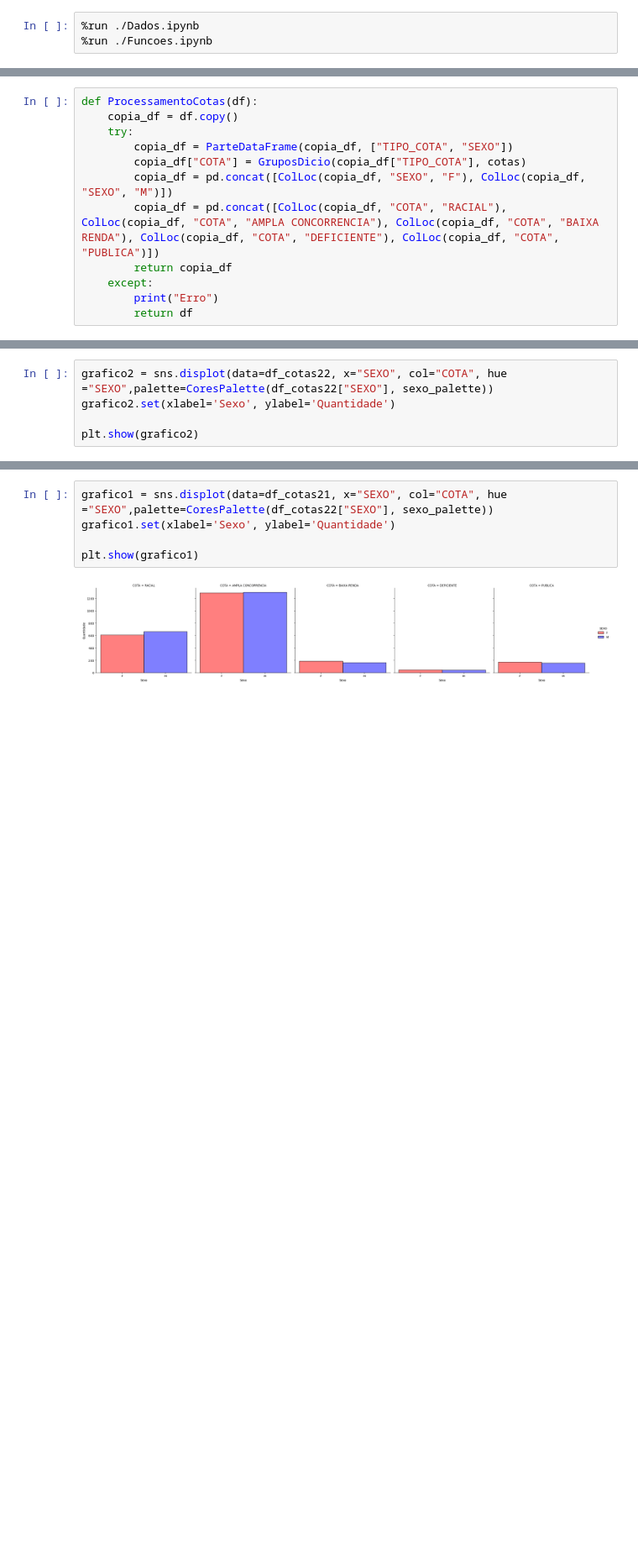
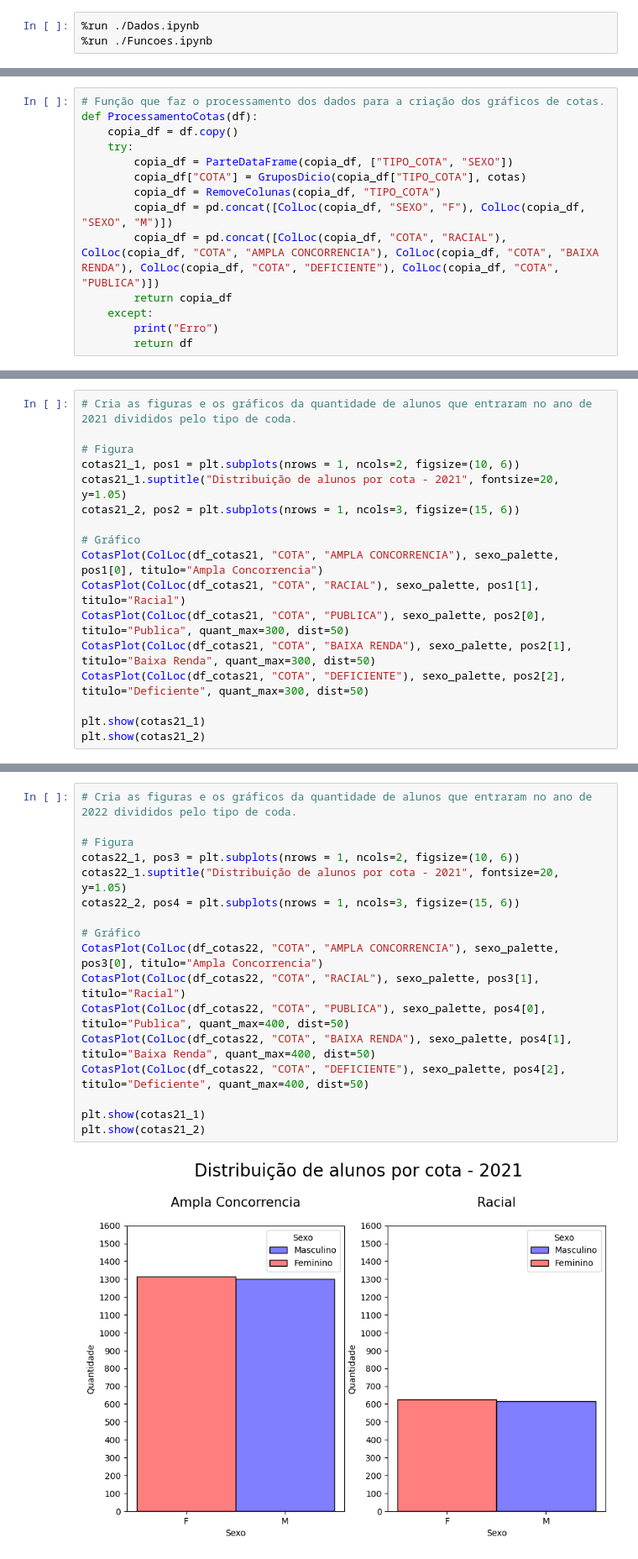
Before and after one commit to Cafeko/UFPE_Projeto_IP, a Jupyter notebook: cota_dados.ipynb, the cells around one changed output, grey strips where cells are left out. Shown: that part at 84% size. Saved outputs shown, nothing was run; the diff lists cells and outputs as text; blank space fills up the shorter version.

```diff
--- a/cota_dados.ipynb
+++ b/cota_dados.ipynb
@@ -8,9 +12,11 @@ import matplotlib.pyplot as plt
 # %%
+# Função que faz o processamento dos dados para a criação dos gráficos de cotas.
 def ProcessamentoCotas(df):
     copia_df = df.copy()
     try:
         copia_df = ParteDataFrame(copia_df, ["TIPO_COTA", "SEXO"])
         copia_df["COTA"] = GruposDicio(copia_df["TIPO_COTA"], cotas)
+        copia_df = RemoveColunas(copia_df, "TIPO_COTA")
         copia_df = pd.concat([ColLoc(copia_df, "SEXO", "F"), ColLoc(copia_df, "SEXO", "M")])
         copia_df = pd.concat([ColLoc(copia_df, "COTA", "RACIAL"), ColLoc(copia_df, "COTA", "AMPLA CONCORRENCIA"), ColLoc(copia_df, "COTA", "BAIXA RENDA"), ColLoc(copia_df, "COTA", "DEFICIENTE"), ColLoc(copia_df, "COTA", "PUBLICA")])
         return copia_df
@@ -55,6 +51,18 @@ df_cotas22
 # %%
-grafico2 = sns.displot(data=df_cotas22, x="SEXO", col="COTA", hue ="SEXO",palette=CoresPalette(df_cotas22["SEXO"], sexo_palette))
-grafico2.set(xlabel='Sexo', ylabel='Quantidade')
+# Cria as figuras e os gráficos da quantidade de alunos que entraram no ano de 2021 divididos pelo tipo de coda.
 
-plt.show(grafico2)
+# Figura
+cotas21_1, pos1 = plt.subplots(nrows = 1, ncols=2, figsize=(10, 6))
+cotas21_1.suptitle("Distribuição de alunos por cota - 2021", fontsize=20, y=1.05)
+cotas21_2, pos2 = plt.subplots(nrows = 1, ncols=3, figsize=(15, 6))
+
+# Gráfico
+CotasPlot(ColLoc(df_cotas21, "COTA", "AMPLA CONCORRENCIA"), sexo_palette, pos1[0], titulo="Ampla Concorrencia")
+CotasPlot(ColLoc(df_cotas21, "COTA", "RACIAL"), sexo_palette, pos1[1], titulo="Racial")
+CotasPlot(ColLoc(df_cotas21, "COTA", "PUBLICA"), sexo_palette, pos2[0], titulo="Publica", quant_max=300, dist=50)
+CotasPlot(ColLoc(df_cotas21, "COTA", "BAIXA RENDA"), sexo_palette, pos2[1], titulo="Baixa Renda", quant_max=300, dist=50)
+CotasPlot(ColLoc(df_cotas21, "COTA", "DEFICIENTE"), sexo_palette, pos2[2], titulo="Deficiente", quant_max=300, dist=50)
+
+plt.show(cotas21_1)
+plt.show(cotas21_2)
 # %% [output]
@@ -62,7 +73,19 @@ plt.show(grafico2)
 # %%
-grafico1 = sns.displot(data=df_cotas21, x="SEXO", col="COTA", hue ="SEXO",palette=CoresPalette(df_cotas22["SEXO"], sexo_palette))
-grafico1.set(xlabel='Sexo', ylabel='Quantidade')
+# Cria as figuras e os gráficos da quantidade de alunos que entraram no ano de 2022 divididos pelo tipo de coda.
 
-plt.show(grafico1)
+# Figura
+cotas22_1, pos3 = plt.subplots(nrows = 1, ncols=2, figsize=(10, 6))
+cotas22_1.suptitle("Distribuição de alunos por cota - 2021", fontsize=20, y=1.05)
+cotas22_2, pos4 = plt.subplots(nrows = 1, ncols=3, figsize=(15, 6))
+
+# Gráfico
+CotasPlot(ColLoc(df_cotas22, "COTA", "AMPLA CONCORRENCIA"), sexo_palette, pos3[0], titulo="Ampla Concorrencia")
+CotasPlot(ColLoc(df_cotas22, "COTA", "RACIAL"), sexo_palette, pos3[1], titulo="Racial")
+CotasPlot(ColLoc(df_cotas22, "COTA", "PUBLICA"), sexo_palette, pos4[0], titulo="Publica", quant_max=400, dist=50)
+CotasPlot(ColLoc(df_cotas22, "COTA", "BAIXA RENDA"), sexo_palette, pos4[1], titulo="Baixa Renda", quant_max=400, dist=50)
+CotasPlot(ColLoc(df_cotas22, "COTA", "DEFICIENTE"), sexo_palette, pos4[2], titulo="Deficiente", quant_max=400, dist=50)
+
+plt.show(cotas21_1)
+plt.show(cotas21_2)
 # %% [output]
-[figure, old version]
+[figure, new version]
```
Also changed, not shown: parts of 12 cells of this notebook, 1 other file.
